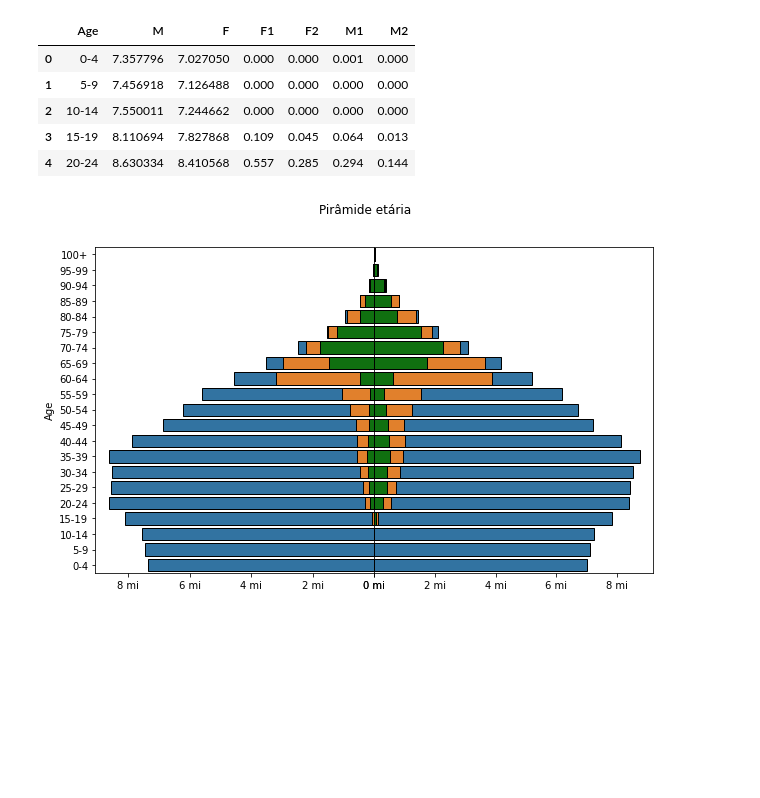
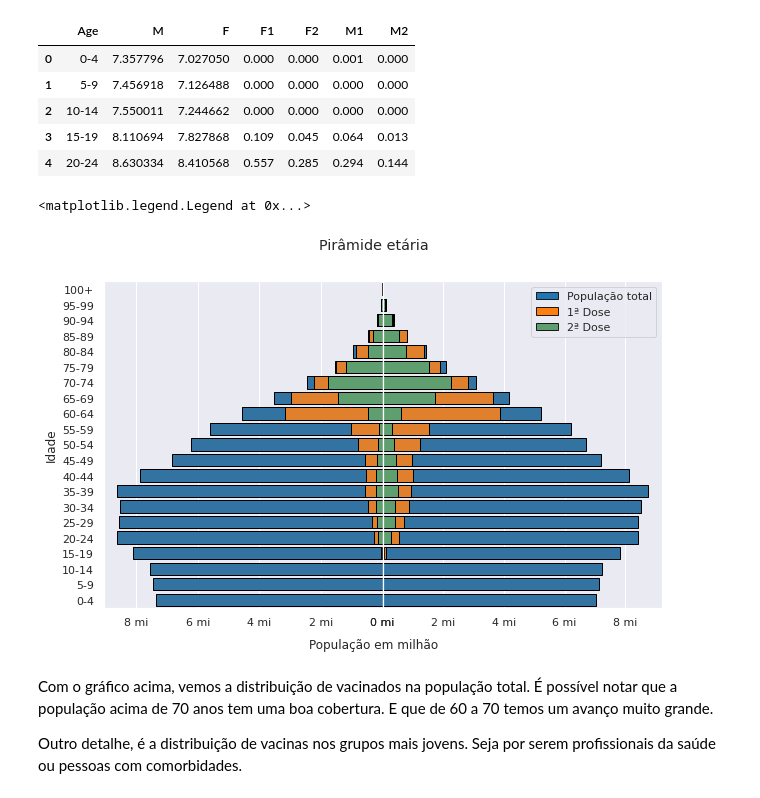
Before and after one commit to willianrocha/bootcamp-datascience-alura, a Jupyter notebook: module_1/ds_mod1_project.ipynb, the cells around one changed output. Cells and saved outputs as stored; diff of their text form; code cells hidden in the pictures; blank space fills up the shorter version.

```diff
--- a/module_1/ds_mod1_project.ipynb
+++ b/module_1/ds_mod1_project.ipynb
@@ -314,29 +457,41 @@ df_piramide.head()
 | 4 | 20-24 | 8.630334 | 8.410568 | 0.557 | 0.285 | 0.294 | 0.144 |
 # %%
 import seaborn as sns
+sns.set_theme()
 
 fig, axes = plt.subplots(nrows=1, ncols=2, figsize=(10,6))
 fig.suptitle("Pirâmide etária")
+fig.text(0.5, 0.04, 'População em milhão', ha='center', va='center')
 plt.subplots_adjust(wspace=0, hspace=0)
 axes[0].invert_xaxis()
 
 sns.barplot(x="M",y="Age", color="#1f76b4", data = df_piramide, ax=axes[0], edgecolor='black')
 sns.barplot(x="M1",y="Age", color="#ff7e0e", data = df_piramide, ax=axes[0], edgecolor='black')
 sns.barplot(x="M2",y="Age", color="g", data = df_piramide, ax=axes[0], edgecolor='black')
 
 sns.barplot(x="F",y="Age", color="#1f76b4", data = df_piramide, ax=axes[1], edgecolor='black')
 sns.barplot(x="F1",y="Age", color="#ff7e0e", data = df_piramide, ax=axes[1], edgecolor='black')
 sns.barplot(x="F2",y="Age", color="g", data = df_piramide, ax=axes[1], edgecolor='black')
 
 axes[0].invert_yaxis()
 axes[1].invert_yaxis()
 axes[1].set_yticklabels([])
+axes[0].set_ylabel("Idade")
 axes[1].set_ylabel("")
 axes[0].set_xlabel("")
 axes[1].set_xlabel("")
 axes[0].xaxis.set_major_formatter(ticker.StrMethodFormatter("{x:,.0f} mi"))
 axes[1].xaxis.set_major_formatter(ticker.StrMethodFormatter("{x:,.0f} mi"))
+axes[1].tick_params(left=False)
 
-axes[1].tick_params(left=False)
+pop = mpatches.Patch(facecolor='#1f76b4', edgecolor='k', label="População total")
+st_shot = mpatches.Patch(facecolor='#ff7e0e', edgecolor='k', label="1ª Dose")
+nd_shot = mpatches.Patch(facecolor='#5f9e6e', edgecolor='k', label="2ª Dose")
+plt.legend(handles=[pop, st_shot, nd_shot])
 # %% [output]
+<matplotlib.legend.Legend at 0x...>
-[figure, old version]
+[figure, new version]
+# %% [markdown]
+Com o gráfico acima, vemos a distribuição de vacinados na população total. É possível notar que a população acima de 70 anos tem uma boa cobertura. E que de 60 a 70 temos um avanço muito grande.
+
+Outro detalhe, é a distribuição de vacinas nos grupos mais jovens. Seja por serem profissionais da saúde ou pessoas com comorbidades.
```
Also changed, not shown: parts of 59 cells of this notebook.
